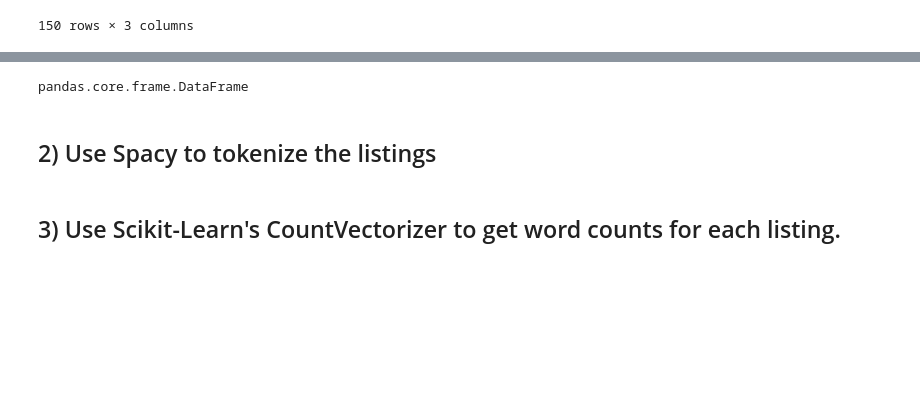
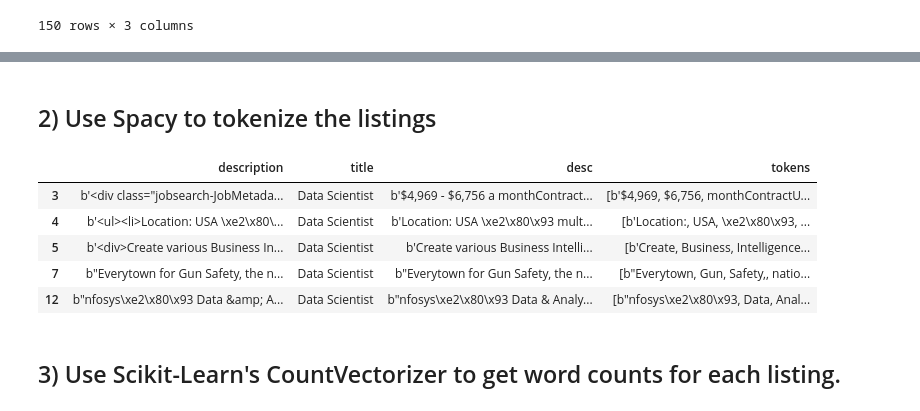
Before and after one commit to RAV10K1/DS-Unit-4-Sprint-1-NLP, a Jupyter notebook: module2-vector-representations/LS_DS_412_Vector_Representations_Assignment.ipynb, the cells around one changed output, grey strips where cells are left out. Cells and saved outputs as stored; diff of their text form; code cells hidden in the pictures; blank space fills up the shorter version.

```diff
--- a/module2-vector-representations/LS_DS_412_Vector_Representations_Assignment.ipynb
+++ b/module2-vector-representations/LS_DS_412_Vector_Representations_Assignment.ipynb
@@ -110,9 +112,5 @@ df_ds.head()
 | 5 | b'<div>Create various Business In... | Data Scientist | b'Create various Business Intelli... |
 | 7 | b"Everytown for Gun Safety, the n... | Data Scientist | b"Everytown for Gun Safety, the n... |
 | 12 | b"nfosys\xe2\x80\x93 Data &amp; A... | Data Scientist | b"nfosys\xe2\x80\x93 Data & Analy... |
-# %%
-type(df_ds)
-# %% [output]
-pandas.core.frame.DataFrame
 # %% [markdown]
 ## 2) Use Spacy to tokenize the listings
@@ -122,2 +139,11 @@ raise Exception("\nThis task is not complete. \nReplace this line with your code
+# %%
+df_ds.head()
+# %% [output]
+|  | description | title | desc | tokens |
+| 3 | b'<div class="jobsearch-JobMetada... | Data Scientist | b'$4,969 - $6,756 a monthContract... | [b'$4,969, $6,756, monthContractU... |
+| 4 | b'<ul><li>Location: USA \xe2\x80\... | Data Scientist | b'Location: USA \xe2\x80\x93 mult... | [b'Location:, USA, \xe2\x80\x93, ... |
+| 5 | b'<div>Create various Business In... | Data Scientist | b'Create various Business Intelli... | [b'Create, Business, Intelligence... |
+| 7 | b"Everytown for Gun Safety, the n... | Data Scientist | b"Everytown for Gun Safety, the n... | [b"Everytown, Gun, Safety,, natio... |
+| 12 | b"nfosys\xe2\x80\x93 Data &amp; A... | Data Scientist | b"nfosys\xe2\x80\x93 Data & Analy... | [b"nfosys\xe2\x80\x93, Data, Anal... |
 # %% [markdown]
 ## 3) Use Scikit-Learn's CountVectorizer to get word counts for each listing.
```
Also changed, not shown: parts of 14 cells of this notebook.
